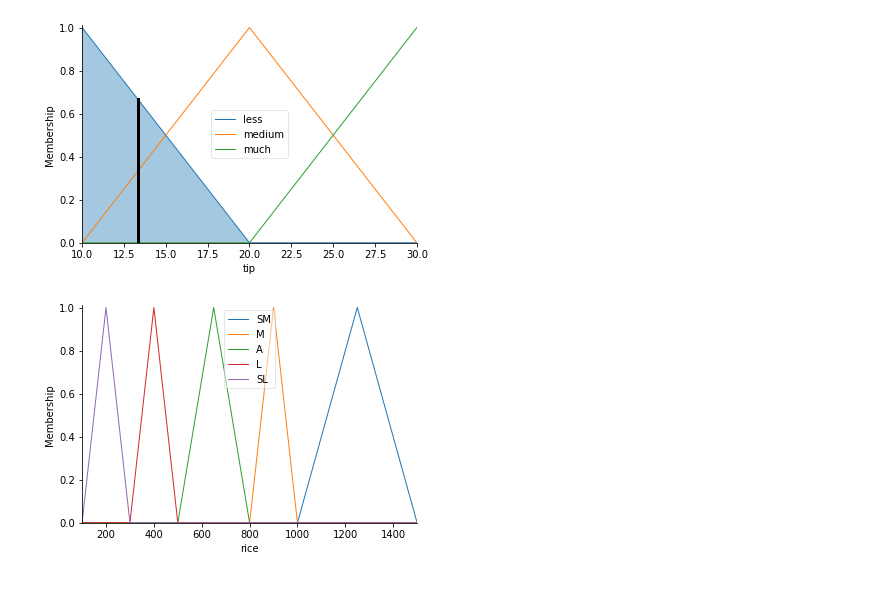
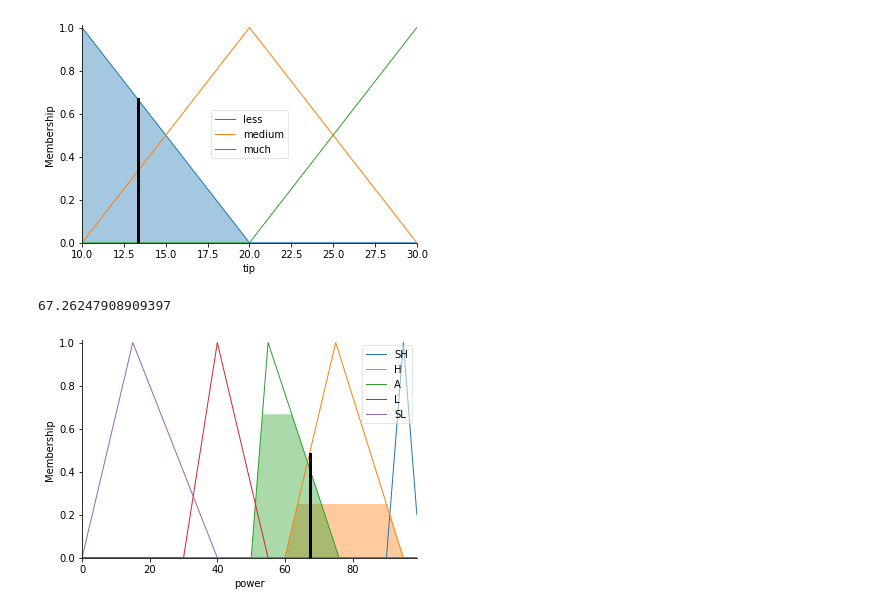
Before and after one commit to tranquocdienspkt/AIspkt, a Jupyter notebook: W4_25_2_23.ipynb, the cells around one changed output. Drawn from its saved outputs; the diff is of its cells as text; code cells hidden in the pictures.

```diff
--- a/W4_25_2_23.ipynb
+++ b/W4_25_2_23.ipynb
@@ -99,26 +99,70 @@ tip.view(sim = tipping)
 # %%
 time = ctrl.Antecedent(np.arange(10,181,1), 'time')
 rice = ctrl.Antecedent(np.arange(100,1500,1), 'rice')
 power = ctrl.Consequent(np.arange(0,100,1), 'power')
 
 time['VF'] = fuzz.trimf(time.universe, [10,10,20])
-time['F'] = fuzz.trimf(time.universe, [20,25,30])
-time['M'] = fuzz.trimf(time.universe, [30,45,60])
-time['L'] = fuzz.trimf(time.universe, [60,90,120])
-time['SL'] = fuzz.trimf(time.universe, [120,150,180])
+time['F'] = fuzz.trimf(time.universe, [20,25,45])
+time['M'] = fuzz.trimf(time.universe, [30,45,90])
+time['L'] = fuzz.trimf(time.universe, [60,90,150])
+time['SL'] = fuzz.trimf(time.universe, [120,150,185])
 
 rice['SM'] = fuzz.trimf(rice.universe, [1000,1250,1500])
-rice['M'] = fuzz.trimf(rice.universe, [800,900,1000])
-rice['A'] = fuzz.trimf(rice.universe, [500,650,800])
-rice['L'] = fuzz.trimf(rice.universe, [300,400,500])
-rice['SL'] = fuzz.trimf(rice.universe, [100,200,300])
+rice['M'] = fuzz.trimf(rice.universe, [800,900,1250])
+rice['A'] = fuzz.trimf(rice.universe, [500,650,900])
+rice['L'] = fuzz.trimf(rice.universe, [300,400,650])
+rice['SL'] = fuzz.trimf(rice.universe, [100,200,400])
 
-rice['SM'] = fuzz.trimf(rice.universe, [1000,1250,1500])
-rice['M'] = fuzz.trimf(rice.universe, [800,900,1000])
-rice['A'] = fuzz.trimf(rice.universe, [500,650,800])
-rice['L'] = fuzz.trimf(rice.universe, [300,400,500])
-rice['SL'] = fuzz.trimf(rice.universe, [100,200,300])
+power['SH'] = fuzz.trimf(power.universe, [90,95,100])
+power['H'] = fuzz.trimf(power.universe, [60,75,95])
+power['A'] = fuzz.trimf(power.universe, [50,55,76])
+power['L'] = fuzz.trimf(power.universe, [30,40,55])
+power['SL'] = fuzz.trimf(power.universe, [0,15,40])
 # time.view()
-rice.view()
+# rice.view()
+# power.view()
+
+rule1 = ctrl.Rule(time['VF'] & rice['SM'],power['SH'])
+rule2 = ctrl.Rule(time['VF'] & rice['M'],power['SH'])
+rule3 = ctrl.Rule(time['VF'] & rice['A'],power['H'])
+rule4 = ctrl.Rule(time['VF'] & rice['L'],power['A'])
+rule5 = ctrl.Rule(time['VF'] & rice['SL'],power['A'])
+rule6 = ctrl.Rule(time['F'] & rice['SM'],power['SH'])
+rule7 = ctrl.Rule(time['F'] & rice['M'],power['SH'])
+rule8 = ctrl.Rule(time['F'] & rice['A'],power['H'])
+rule9 = ctrl.Rule(time['F'] & rice['L'],power['H'])
+rule10 = ctrl.Rule(time['F'] & rice['SL'],power['A'])
+
+rule11 = ctrl.Rule(time['M'] & rice['SM'],power['SH'])
+rule12 = ctrl.Rule(time['M'] & rice['M'],power['SH'])
+rule13 = ctrl.Rule(time['M'] & rice['A'],power['H'])
+rule14 = ctrl.Rule(time['M'] & rice['L'],power['A'])
+rule15 = ctrl.Rule(time['M'] & rice['SL'],power['L'])
+
+rule16 = ctrl.Rule(time['L'] & rice['SM'],power['H'])
+rule17 = ctrl.Rule(time['L'] & rice['M'],power['H'])
+rule18 = ctrl.Rule(time['L'] & rice['A'],power['A'])
+rule19 = ctrl.Rule(time['L'] & rice['L'],power['A'])
+rule20 = ctrl.Rule(time['L'] & rice['SL'],power['L'])
+
+rule21 = ctrl.Rule(time['SL'] & rice['SM'],power['A'])
+rule22 = ctrl.Rule(time['SL'] & rice['M'],power['A'])
+rule23 = ctrl.Rule(time['SL'] & rice['A'],power['A'])
+rule24 = ctrl.Rule(time['SL'] & rice['L'],power['L'])
+rule25 = ctrl.Rule(time['SL'] & rice['SL'],power['SL'])
+
+powerc_ctrl = ctrl.ControlSystem([rule1,rule2,rule3,rule4,rule5,rule6,rule7,rule8,rule9,rule10,
+                                 rule11,rule12,rule13,rule14,rule15,rule16,rule17,rule18,rule19,rule20,
+                                 rule21,rule22,rule23,rule24,rule25])
+powerc = ctrl.ControlSystemSimulation(powerc_ctrl)
+
+powerc.input['time'] = 40
+powerc.input['rice'] = 400
+
+powerc.compute()
+
+print(powerc.output['power'])
+power.view(sim = powerc)
 # %% [output]
+67.26247908909397
-[figure, old version]
+[figure, new version]
```
